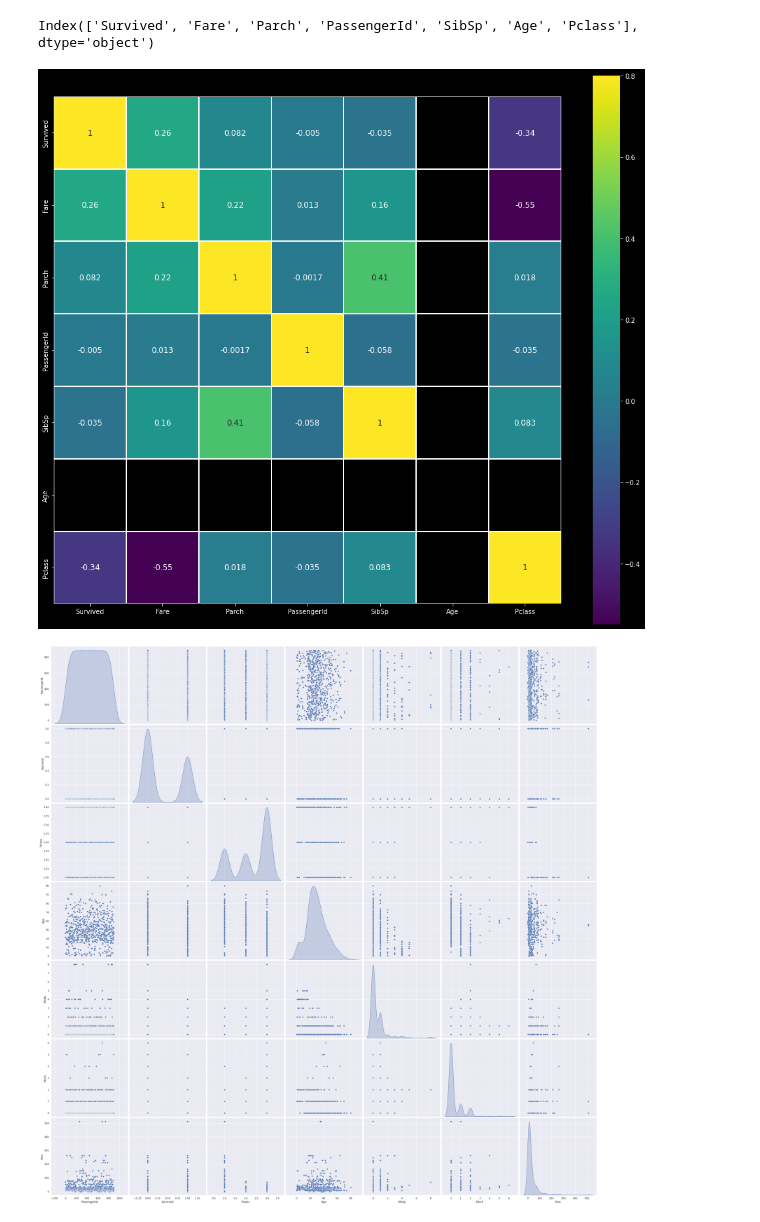
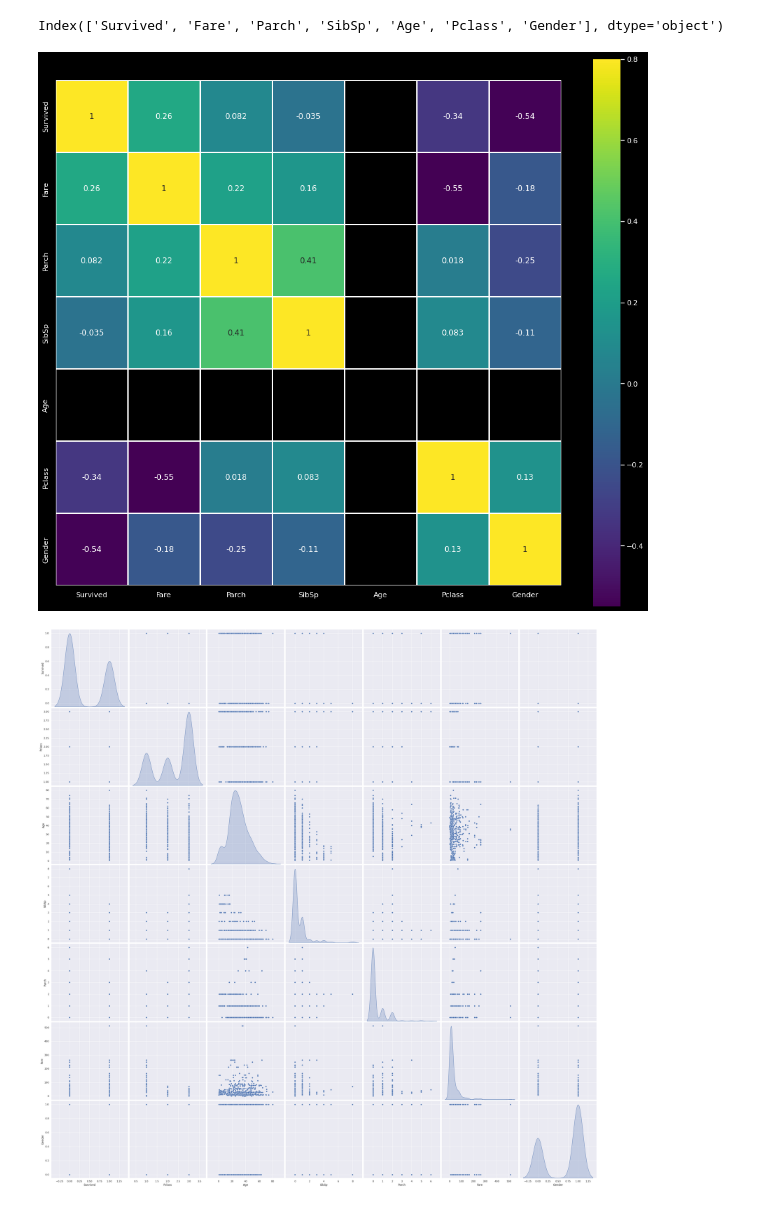
Before and after one commit to RMeissnerCC/99-ML-Learning-Projects, a Jupyter notebook: 001/exercise/titanic.ipynb, the cells around one changed output. Saved outputs shown, nothing was run; the diff lists cells and outputs as text; code cells hidden in the pictures.

```diff
--- a/001/exercise/titanic.ipynb
+++ b/001/exercise/titanic.ipynb
@@ -11,3 +12,3 @@ file_folder="../data"
 # %%
-test_data = pd.read_csv(f"{file_folder}/train.csv")
+train = pd.read_csv(f"{file_folder}/train.csv")
 # %%
@@ -55,0 +40,16 @@ test_data.describe()
+# %%
+# Drop name, ticket, cabin, embarked and passenger ID -> they seem irrelevant
+# Turn sex to number
+try:
+    del train["Embarked"]
+    del train["PassengerId"]
+    del train["Name"]
+    del train["Ticket"]
+    del train["Cabin"]
+except KeyError:
+    pass
+train["Gender"] = np.where(train["Sex"] == "male", 1,0)
+del train["Sex"]
+print(train.describe())
+print(train.Sex)
+train.shape
@@ -88,4 +124,4 @@ ValueError: The truth value of a Series is ambiguous. Use a.empty, a.bool(), a.i
 # %%
-correlation = test_data.corr()
-print(correlation['Survived'].sort_values(ascending = False),'\n')
+correlation = train.corr()
+print(correlation['Survived'].sort_values(ascending=False), '\n')
 # %% [output]
@@ -109,18 +136,18 @@ Name: Age, dtype: float64
 # %%
-k= 10
-cols = correlation.nlargest(k,'Survived')['Survived'].index
+k = 10
+cols = correlation.nlargest(k, 'Survived')['Survived'].index
 print(cols)
-cm = np.corrcoef(test_data[cols].values.T)
-f , ax = plt.subplots(figsize = (14,12))
-sns.heatmap(cm, vmax=.8, linewidths=0.01,square=True,annot=True,cmap='viridis',
-            linecolor="white",xticklabels = cols.values ,annot_kws = {'size':12},yticklabels = cols.values)
+cm = np.corrcoef(train[cols].values.T)
+f, ax = plt.subplots(figsize=(14, 12))
+sns.heatmap(cm, vmax=.8, linewidths=0.01, square=True, annot=True, cmap='viridis',
+            linecolor="white", xticklabels=cols.values, annot_kws={'size': 12}, yticklabels=cols.values)
 plt.show()
 # %% [output]
-Index(['Survived', 'Fare', 'Parch', 'PassengerId', 'SibSp', 'Age', 'Pclass'], dtype='object')
+Index(['Survived', 'Fare', 'Parch', 'SibSp', 'Age', 'Pclass', 'Gender'], dtype='object')
-[figure, old version]
+[figure, new version]
 # %%
 sns.set()
-sns.pairplot(test_data,height = 5 ,kind ='scatter',diag_kind='kde')
+sns.pairplot(train, height=5, kind='scatter', diag_kind='kde')
 plt.show()
 # %% [output]
-[figure, old version]
+[figure, new version]
```
Also changed, not shown: parts of 11 cells of this notebook.
